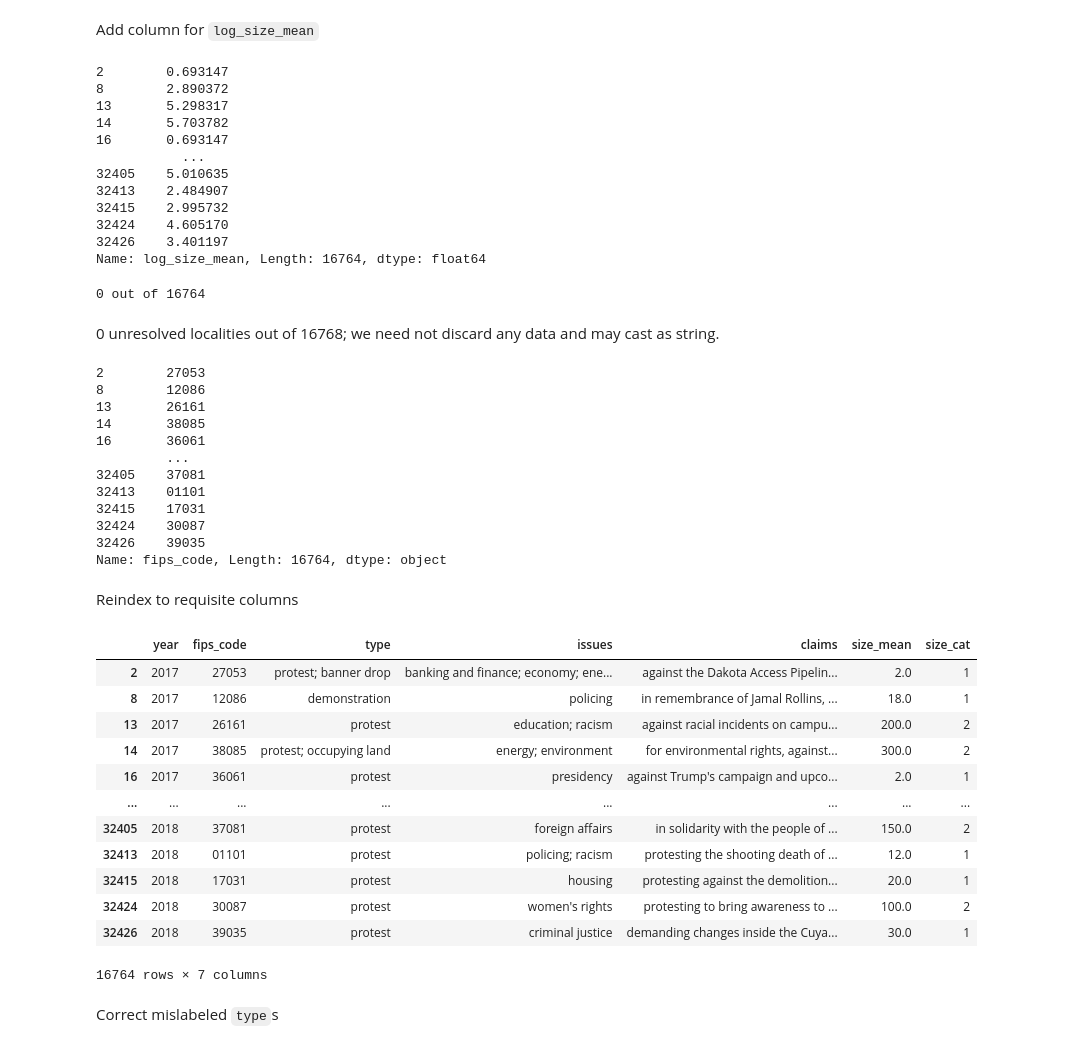
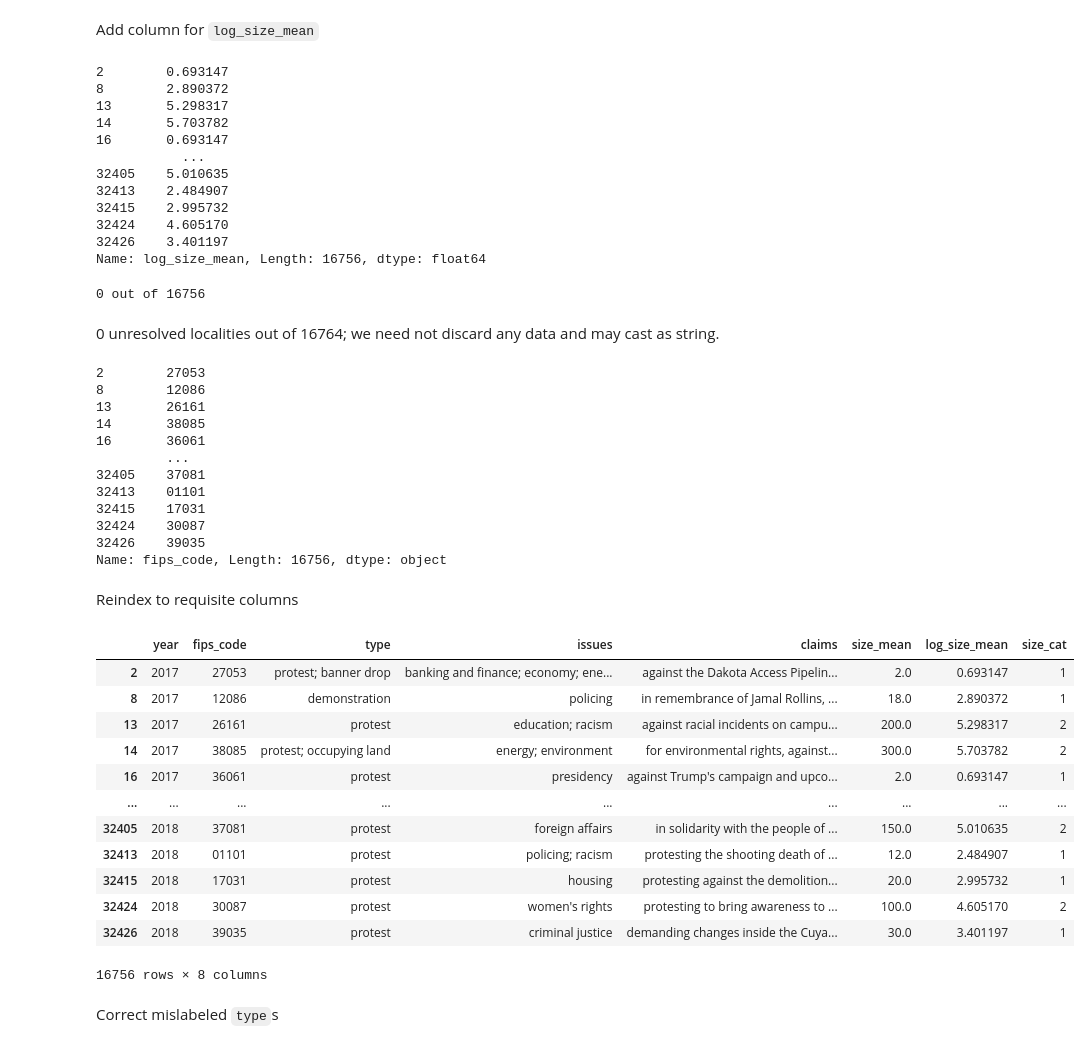
Before and after one commit to ADSilberman/6103-fa-25-Silberman, a Jupyter notebook: demonstration-size.ipynb, the cells around one changed output. Drawn from its saved outputs; the diff is of its cells as text; code cells hidden in the pictures.

```diff
--- a/demonstration-size.ipynb
+++ b/demonstration-size.ipynb
@@ -43,7 +43,8 @@ Keep only data with a crowd size, information about what the crowd gathered for,
 crowd_data = crowd_data_orig[(crowd_data_orig["issues"].notnull()) &
                              (crowd_data_orig["size_mean"].notnull()) &
                              (crowd_data_orig["fips_code"].notnull()) &
-                             (crowd_data_orig["online"] == 0)]
+                             (crowd_data_orig["online"] == 0) &
+                             (crowd_data_orig["size_high"] != 0)]
 crowd_data.isna().sum()
 # %% [output]
 date                    0
@@ -106,13 +107,13 @@ crowd_data["log_size_mean"]
 32415    2.995732
 32424    4.605170
 32426    3.401197
-Name: log_size_mean, Length: 16764, dtype: float64
+Name: log_size_mean, Length: 16756, dtype: float64
 # %%
 print(crowd_data["fips_code"].isna().sum(), "out of", len(crowd_data))
 # %% [output]
-0 out of 16764
+0 out of 16756
 # %% [markdown]
-0 unresolved localities out of 16768; we need not discard any data and may cast as string.
+0 unresolved localities out of 16764; we need not discard any data and may cast as string.
 # %%
 # crowd_data = crowd_data[crowd_data["fips_code"].notna()]
 crowd_data["fips_code"] = crowd_data["fips_code"].astype(int).astype(str).str.rjust(5,"0")
@@ -129,26 +130,26 @@ crowd_data["fips_code"]
 32415    17031
 32424    30087
 32426    39035
-Name: fips_code, Length: 16764, dtype: object
+Name: fips_code, Length: 16756, dtype: object
 # %% [markdown]
 Reindex to requisite columns
 # %%
-crowd_data = crowd_data[["year","fips_code","type","issues","claims","size_mean","size_cat"]]
+crowd_data = crowd_data[["year","fips_code","type","issues","claims","size_mean", "log_size_mean", "size_cat"]]
 crowd_data
 # %% [output]
-|  | year | fips_code | type | issues | claims | size_mean | size_cat |
-| 2 | 2017 | 27053 | protest; banner drop | banking and finance; economy; ene... | against the Dakota Access Pipelin... | 2.0 | 1 |
-| 8 | 2017 | 12086 | demonstration | policing | in remembrance of Jamal Rollins, ... | 18.0 | 1 |
-| 13 | 2017 | 26161 | protest | education; racism | against racial incidents on campu... | 200.0 | 2 |
-| 14 | 2017 | 38085 | protest; occupying land | energy; environment | for environmental rights, against... | 300.0 | 2 |
-| 16 | 2017 | 36061 | protest | presidency | against Trump's campaign and upco... | 2.0 | 1 |
-| ... | ... | ... | ... | ... | ... | ... | ... |
-| 32405 | 2018 | 37081 | protest | foreign affairs | in solidarity with the people of ... | 150.0 | 2 |
-| 32413 | 2018 | 01101 | protest | policing; racism | protesting the shooting death of ... | 12.0 | 1 |
-| 32415 | 2018 | 17031 | protest | housing | protesting against the demolition... | 20.0 | 1 |
-| 32424 | 2018 | 30087 | protest | women's rights | protesting to bring awareness to ... | 100.0 | 2 |
-| 32426 | 2018 | 39035 | protest | criminal justice | demanding changes inside the Cuya... | 30.0 | 1 |
+|  | year | fips_code | type | issues | claims | size_mean | log_size_mean | size_cat |
+| 2 | 2017 | 27053 | protest; banner drop | banking and finance; economy; ene... | against the Dakota Access Pipelin... | 2.0 | 0.693147 | 1 |
+| 8 | 2017 | 12086 | demonstration | policing | in remembrance of Jamal Rollins, ... | 18.0 | 2.890372 | 1 |
+| 13 | 2017 | 26161 | protest | education; racism | against racial incidents on campu... | 200.0 | 5.298317 | 2 |
+| 14 | 2017 | 38085 | protest; occupying land | energy; environment | for environmental rights, against... | 300.0 | 5.703782 | 2 |
+| 16 | 2017 | 36061 | protest | presidency | against Trump's campaign and upco... | 2.0 | 0.693147 | 1 |
+| ... | ... | ... | ... | ... | ... | ... | ... | ... |
+| 32405 | 2018 | 37081 | protest | foreign affairs | in solidarity with the people of ... | 150.0 | 5.010635 | 2 |
+| 32413 | 2018 | 01101 | protest | policing; racism | protesting the shooting death of ... | 12.0 | 2.484907 | 1 |
+| 32415 | 2018 | 17031 | protest | housing | protesting against the demolition... | 20.0 | 2.995732 | 1 |
+| 32424 | 2018 | 30087 | protest | women's rights | protesting to bring awareness to ... | 100.0 | 4.605170 | 2 |
+| 32426 | 2018 | 39035 | protest | criminal justice | demanding changes inside the Cuya... | 30.0 | 3.401197 | 1 |
-16764 rows × 7 columns
+16756 rows × 8 columns
 # %% [markdown]
 Correct mislabeled `type`s
 # %%
```
Also changed, not shown: parts of 23 cells of this notebook.
